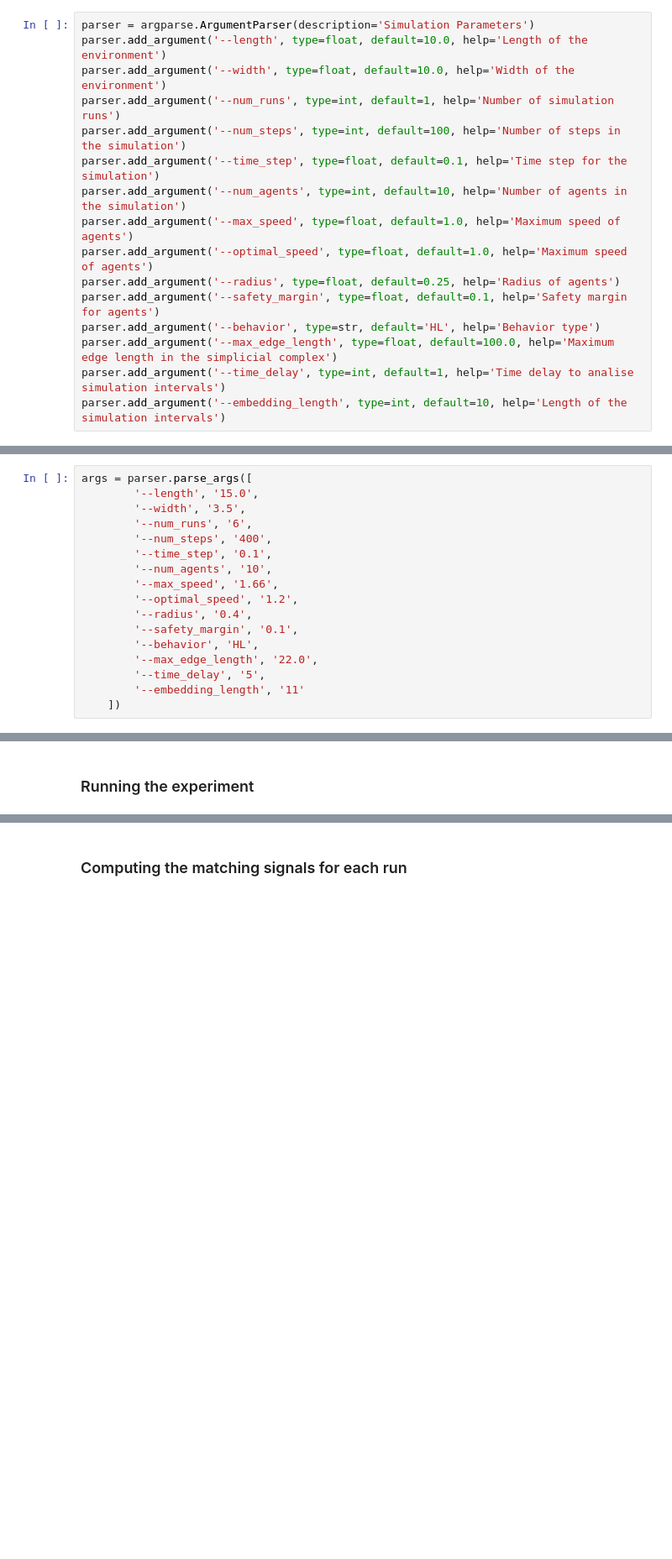
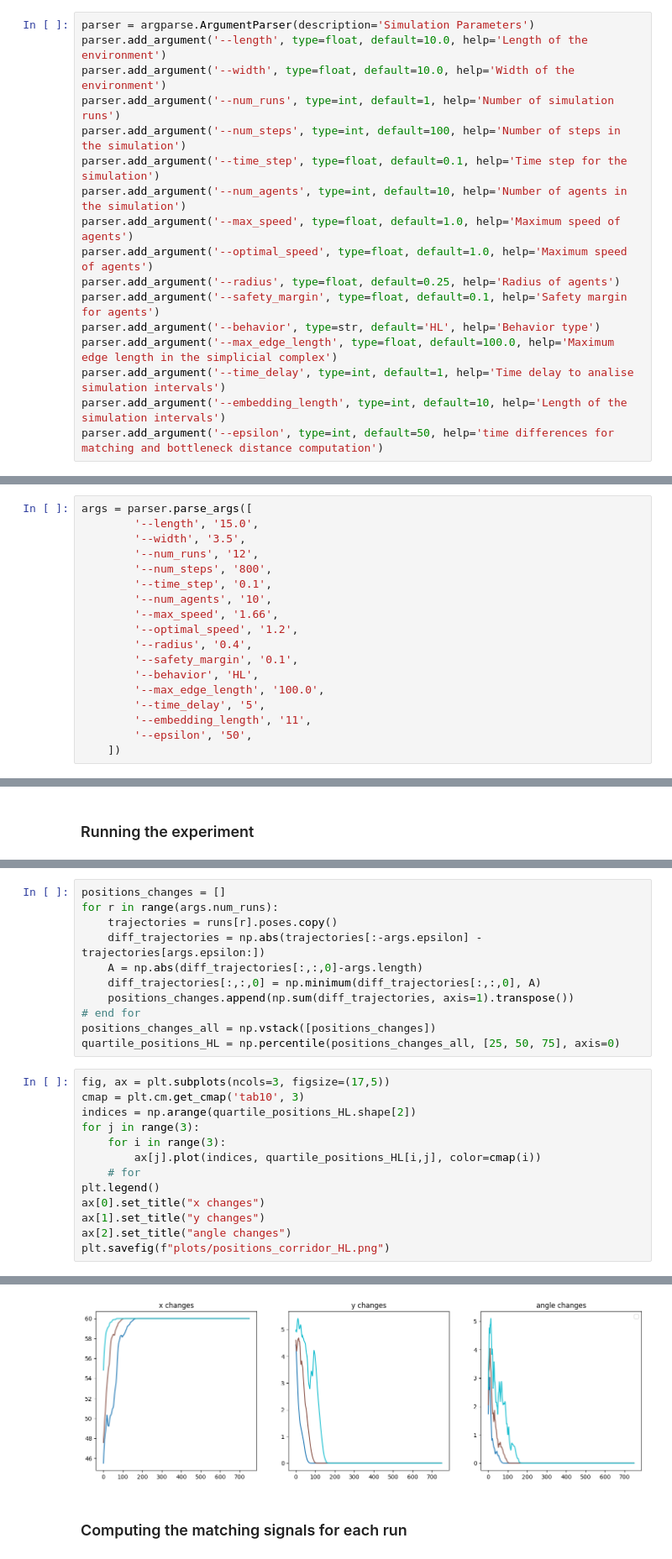
Before and after one commit to Cimagroup/navground-blofun, a Jupyter notebook: notebooks/bottleneck-dtw-matchings/Corridor-matchings.ipynb, the cells around one changed output, grey strips where cells are left out. Shown at 84% size. Saved outputs shown, nothing was run; the diff lists cells and outputs as text; blank space fills up the shorter version.

Commit message:
experiments dinamic time warping - stable

```diff
--- a/notebooks/bottleneck-dtw-matchings/Corridor-matchings.ipynb
+++ b/notebooks/bottleneck-dtw-matchings/Corridor-matchings.ipynb
@@ -38,3 +42,4 @@ parser.add_argument('--behavior', type=str, default='HL', help='Behavior type')
 parser.add_argument('--max_edge_length', type=float, default=100.0, help='Maximum edge length in the simplicial complex')
 parser.add_argument('--time_delay', type=int, default=1, help='Time delay to analise simulation intervals')
 parser.add_argument('--embedding_length', type=int, default=10, help='Length of the simulation intervals')
+parser.add_argument('--epsilon', type=int, default=50, help='time differences for matching and bottleneck distance computation')
@@ -42,8 +49,8 @@ parser.add_argument('--embedding_length', type=int, default=10, help='Length of
 args = parser.parse_args([
         '--length', '15.0',
         '--width', '3.5',
-        '--num_runs', '6',
-        '--num_steps', '400',
+        '--num_runs', '12',
+        '--num_steps', '800',
         '--time_step', '0.1',
         '--num_agents', '10',
         '--max_speed', '1.66',
@@ -51,9 +58,10 @@ args = parser.parse_args([
         '--radius', '0.4',
         '--safety_margin', '0.1',
         '--behavior', 'HL',
-        '--max_edge_length', '22.0',
+        '--max_edge_length', '100.0',
         '--time_delay', '5',
-        '--embedding_length', '11'
+        '--embedding_length', '11',
+        '--epsilon', '50',
     ])
 # %% [markdown]
 ## Prepare custom distance
@@ -219,0 +263,25 @@ display_video_from_run(run=runs[0], factor=3.0, fps=30)
+# %%
+positions_changes = []
+for r in range(args.num_runs):
+    trajectories = runs[r].poses.copy()
+    diff_trajectories = np.abs(trajectories[:-args.epsilon] - trajectories[args.epsilon:])
+    A = np.abs(diff_trajectories[:,:,0]-args.length)
+    diff_trajectories[:,:,0] = np.minimum(diff_trajectories[:,:,0], A)
+    positions_changes.append(np.sum(diff_trajectories, axis=1).transpose())
+# end for
+positions_changes_all = np.vstack([positions_changes])
+quartile_positions_HL = np.percentile(positions_changes_all, [25, 50, 75], axis=0)
+# %%
+fig, ax = plt.subplots(ncols=3, figsize=(17,5))
+cmap = plt.cm.get_cmap('tab10', 3)
+indices = np.arange(quartile_positions_HL.shape[2])
+for j in range(3):
+    for i in range(3):
+        ax[j].plot(indices, quartile_positions_HL[i,j], color=cmap(i))
+    # for
+plt.legend()
+ax[0].set_title("x changes")
+ax[1].set_title("y changes")
+ax[2].set_title("angle changes")
+plt.savefig(f"plots/positions_corridor_HL.png")
+# %% [output]
@@ -220,3 +289,4 @@ display_video_from_run(run=runs[0], factor=3.0, fps=30)
+[figure, added]
 # %% [markdown]
 ### Computing the matching signals for each run
 # %%
```
Also changed, not shown: parts of 33 cells of this notebook, 5 other files.
